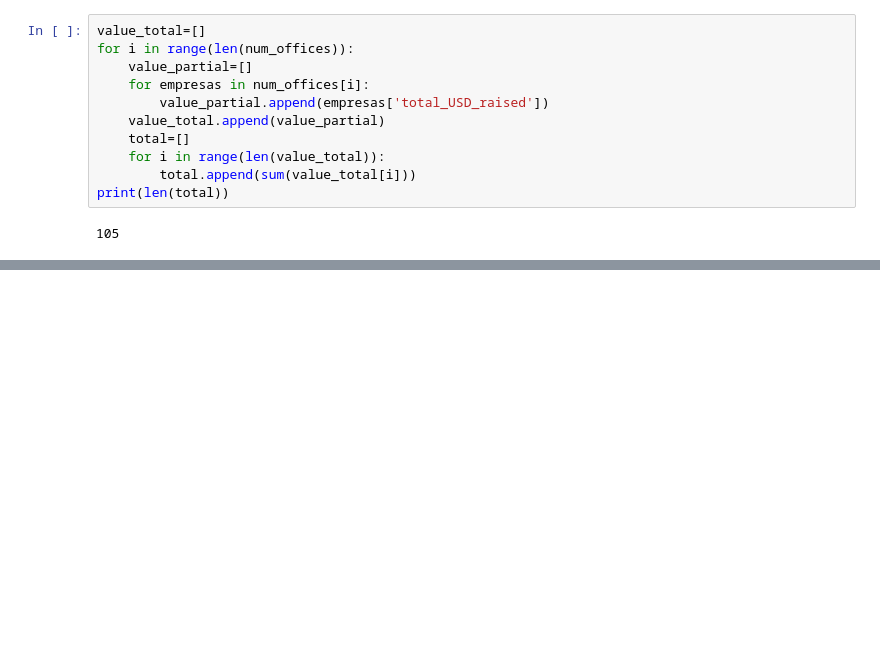
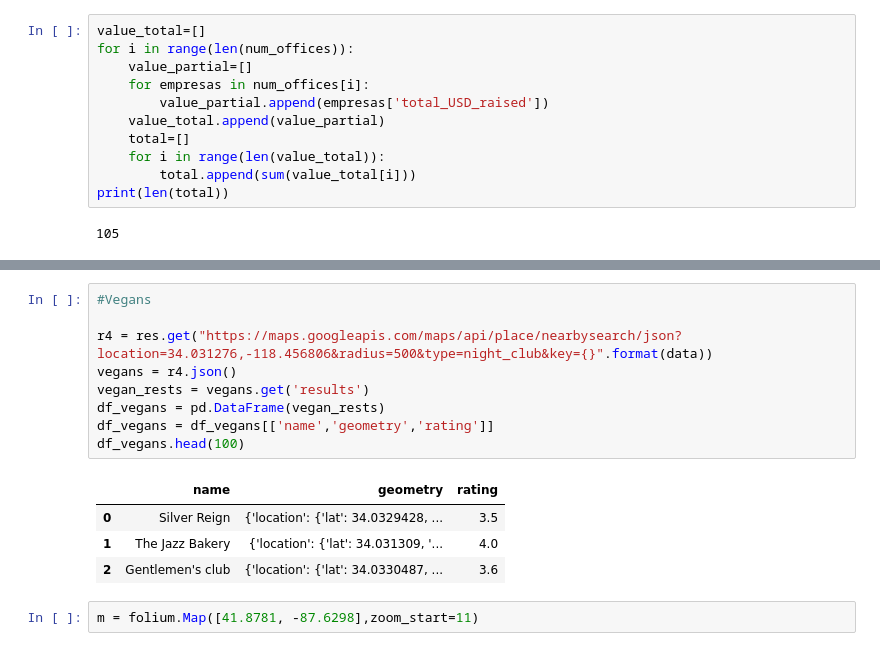
Before and after one commit to Mrueda1992/visualizing-real-world-data-project, a Jupyter notebook: geoquery.ipynb, the cells around one changed output, grey strips where cells are left out. Cells and saved outputs as stored; diff of their text form; blank space fills up the shorter version.

```diff
--- a/geoquery.ipynb
+++ b/geoquery.ipynb
@@ -141,0 +216,16 @@ df[['name','category_code','lat','long','oficina','near_offices','value_in_area'
+# %%
+#Vegans
+
+r4 = res.get("https://maps.googleapis.com/maps/api/place/nearbysearch/json?location=34.031276,-118.456806&radius=500&type=night_club&key={}".format(data))
+vegans = r4.json()
+vegan_rests = vegans.get('results')
+df_vegans = pd.DataFrame(vegan_rests)
+df_vegans = df_vegans[['name','geometry','rating']]
+df_vegans.head(100)
+# %% [output]
+|  | name | geometry | rating |
+| 0 | Silver Reign | {'location': {'lat': 34.0329428, ... | 3.5 |
+| 1 | The Jazz Bakery | {'location': {'lat': 34.031309, '... | 4.0 |
+| 2 | Gentlemen's club | {'location': {'lat': 34.0330487, ... | 3.6 |
+# %%
+m = folium.Map([41.8781, -87.6298],zoom_start=11)
```
Also changed, not shown: parts of 11 cells of this notebook, 3 other files.
